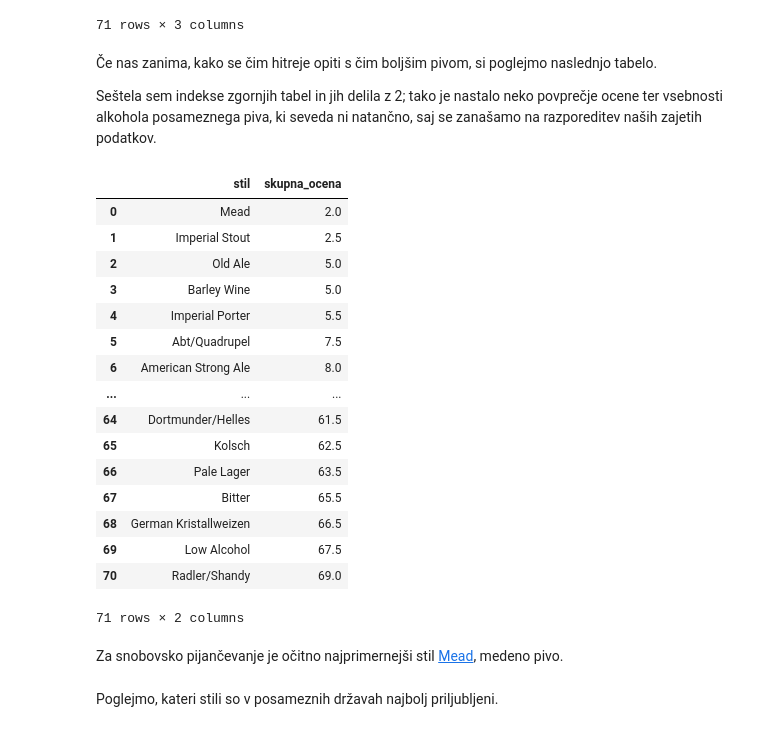
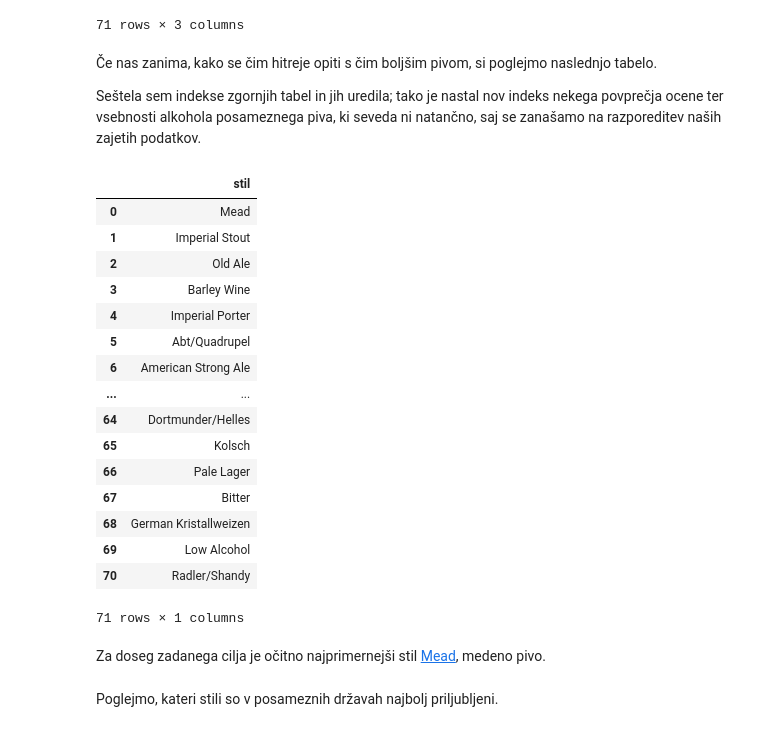
Before and after one commit to anjakisek/Najboljsa-piva-Ratebeer, a Jupyter notebook: Piva-Ratebeer.ipynb, the cells around one changed output. Cells and saved outputs as stored; diff of their text form; code cells hidden in the pictures.

```diff
--- a/Piva-Ratebeer.ipynb
+++ b/Piva-Ratebeer.ipynb
@@ -258,33 +258,34 @@ kakovost
 # %% [markdown]
 Če nas zanima, kako se čim hitreje opiti s čim boljšim pivom, si poglejmo naslednjo tabelo.
 
-Seštela sem indekse zgornjih tabel in jih delila z 2; tako je nastalo neko povprečje ocene ter vsebnosti alkohola posameznega piva, ki seveda ni natančno, saj se zanašamo na razporeditev naših zajetih podatkov.
+Seštela sem indekse zgornjih tabel in jih uredila; tako je nastal nov indeks nekega povprečja ocene ter vsebnosti alkohola posameznega piva, ki seveda ni natančno, saj se zanašamo na razporeditev naših zajetih podatkov.
 # %%
 opitost = pd.merge(alkohol, kakovost, on='stil')[['stil', 'stevilo', 'stevilka']]
-opitost['skupna_ocena'] = (opitost['stevilo'] + opitost['stevilka']) / 2
+opitost['skupna_ocena'] = (opitost['stevilo'] + opitost['stevilka'])
 koncna = opitost[['stil', 'skupna_ocena']].sort_values('skupna_ocena', ascending=True).reset_index()
 del koncna['index']
+del koncna['skupna_ocena']
 koncna
 # %% [output]
-|  | stil | skupna_ocena |
-| 0 | Mead | 2.0 |
-| 1 | Imperial Stout | 2.5 |
-| 2 | Old Ale | 5.0 |
-| 3 | Barley Wine | 5.0 |
-| 4 | Imperial Porter | 5.5 |
-| 5 | Abt/Quadrupel | 7.5 |
-| 6 | American Strong Ale | 8.0 |
-| ... | ... | ... |
-| 64 | Dortmunder/Helles | 61.5 |
-| 65 | Kolsch | 62.5 |
-| 66 | Pale Lager | 63.5 |
-| 67 | Bitter | 65.5 |
-| 68 | German Kristallweizen | 66.5 |
-| 69 | Low Alcohol | 67.5 |
-| 70 | Radler/Shandy | 69.0 |
+|  | stil |
+| 0 | Mead |
+| 1 | Imperial Stout |
+| 2 | Old Ale |
+| 3 | Barley Wine |
+| 4 | Imperial Porter |
+| 5 | Abt/Quadrupel |
+| 6 | American Strong Ale |
+| ... | ... |
+| 64 | Dortmunder/Helles |
+| 65 | Kolsch |
+| 66 | Pale Lager |
+| 67 | Bitter |
+| 68 | German Kristallweizen |
+| 69 | Low Alcohol |
+| 70 | Radler/Shandy |
-71 rows × 2 columns
+71 rows × 1 columns
 # %% [markdown]
-Za snobovsko pijančevanje je očitno najprimernejši stil [Mead](https://www.ratebeer.com/beerstyles/mead/44/), medeno pivo.
+Za doseg zadanega cilja je očitno najprimernejši stil [Mead](https://www.ratebeer.com/beerstyles/mead/44/), medeno pivo.
 # %% [markdown]
 Poglejmo, kateri stili so v posameznih državah najbolj priljubljeni.
 # %%
```
Also changed, not shown: parts of 4 cells of this notebook.
